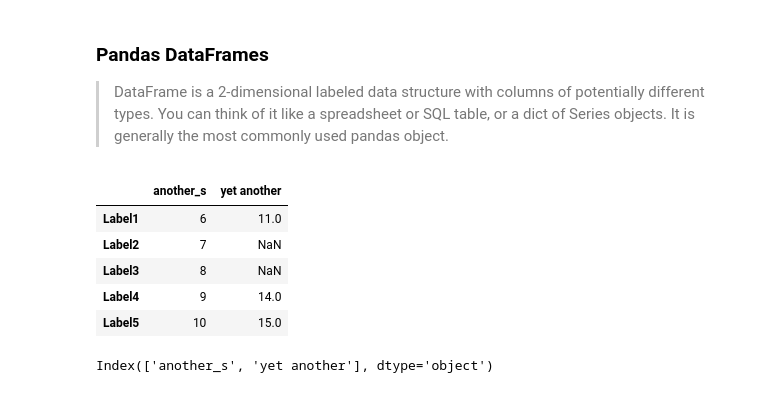
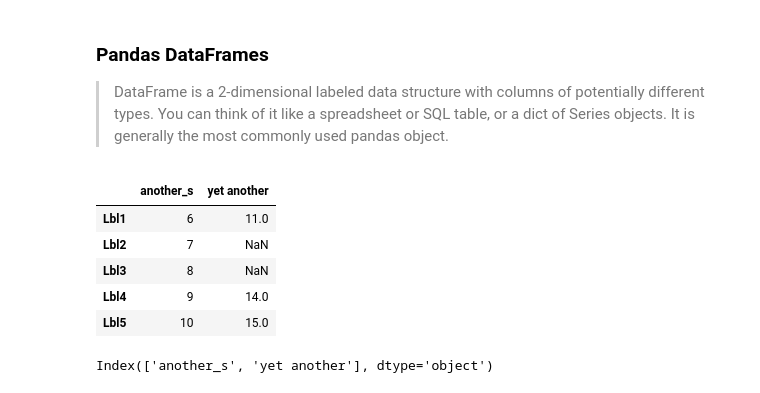
Before and after one commit to cmekik/CDSI_DSwP, a Jupyter notebook: DSwPython.ipynb, the cells around one changed output. Cells and saved outputs as stored; diff of their text form; code cells hidden in the pictures.

```diff
--- a/DSwPython.ipynb
+++ b/DSwPython.ipynb
@@ -215,15 +216,15 @@ dtype: float64
 # %%
 df = pd.DataFrame({"another_s": [6, 7, 8, 9, 10],
                    "yet another": [11, None, None, 14, 15]},
-    index=["Label1", "Label2", "Label3", "Label4", "Label5"])
+    index=["Lbl1", "Lbl2", "Lbl3", "Lbl4", "Lbl5"])
 df
 # %% [output]
 |  | another_s | yet another |
-| Label1 | 6 | 11.0 |
-| Label2 | 7 | NaN |
-| Label3 | 8 | NaN |
-| Label4 | 9 | 14.0 |
-| Label5 | 10 | 15.0 |
+| Lbl1 | 6 | 11.0 |
+| Lbl2 | 7 | NaN |
+| Lbl3 | 8 | NaN |
+| Lbl4 | 9 | 14.0 |
+| Lbl5 | 10 | 15.0 |
 # %%
 df.columns # dfs have column indices!
 # %% [output]
```
Also changed, not shown: parts of 25 cells of this notebook.
